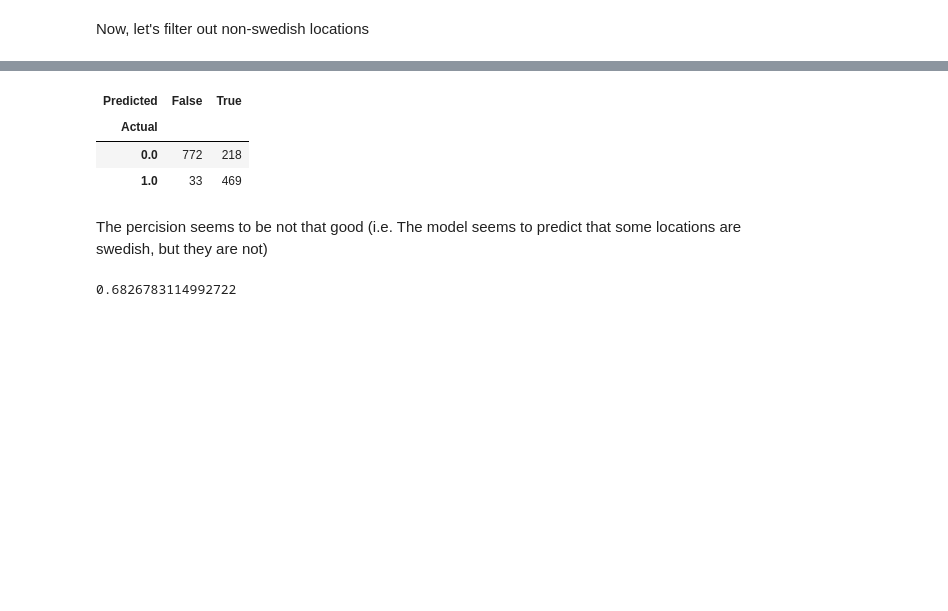
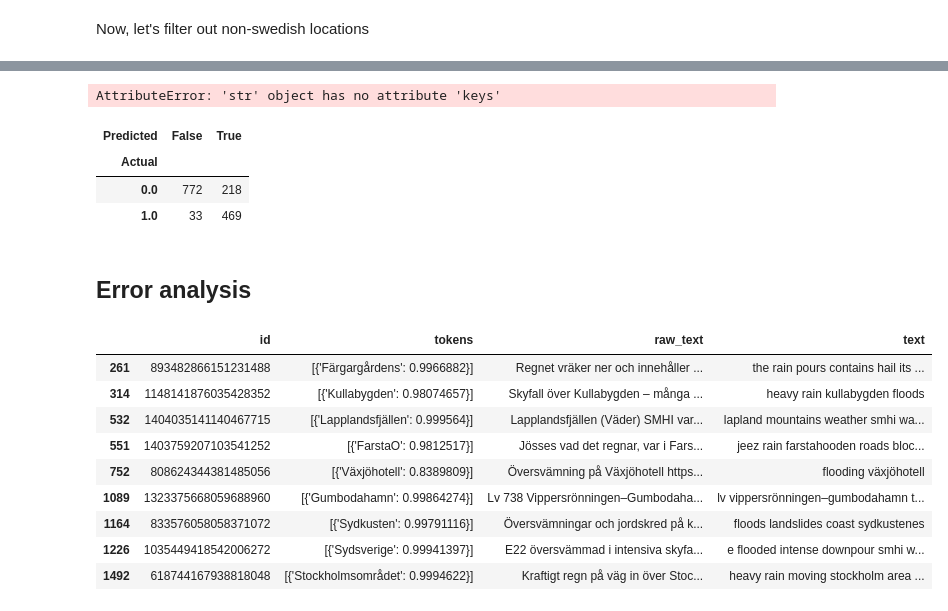
Before and after one commit to YasserKa/Classification-and-visualization-of-natural-disasters-using-Twitter, a Jupyter notebook: notebooks/geoparsing.sync.ipynb, the cells around one changed output, grey strips where cells are left out. Cells and saved outputs as stored; diff of their text form; code cells hidden in the pictures; blank space fills up the shorter version.

```diff
--- a/notebooks/geoparsing.sync.ipynb
+++ b/notebooks/geoparsing.sync.ipynb
@@ -107,14 +94,38 @@ df['loc_ent_is_swedish'] = df['tokens'].progress_apply(is_swedish_geo)
 # %%
-confusion_matrix = pd.crosstab(df['mentions_location'], df['loc_ent_is_swedish'], rownames=['Actual'], colnames=['Predicted'])
-confusion_matrix
+def is_swedish_geo(list_entities):
+    for geo in list_entities:
+        entity_name = list(geo.keys())[0]
+        swedish_location = geolocator.geocode(
+            entity_name, country_codes="se", language="en", extratags=True
+        )
+        if swedish_location is not None:
+            #             if swedish_location.raw['importance'] > 0.5:
+            # if 'population' in swedish_location.raw['extratags'] and \
+            #     int(swedish_location.raw['extratags']['population']) > 1000:
+            return swedish_location.raw
+    return False
+
+
+df["has_loc_entities"] = df["tokens"].apply(lambda x: len(x) > 0)
+tqdm.pandas(desc="Is Swidish location")
+df["loc_ent_is_swedish"] = df["tokens"].progress_apply(is_swedish_geo)
+df.to_csv("file1.csv")
 # %% [output]
-| Predicted | False | True |
-| Actual |  |  |
-| 0.0 | 772 | 218 |
-| 1.0 | 33 | 469 |
+AttributeError: 'str' object has no attribute 'keys'
+# %%
+df = pd.read_csv("file1.csv")
+
+confusion_matrix = pd.crosstab(
+    df["mentions_location"],
+    df["loc_ent_is_swedish"] != "False",
+    rownames=["Actual"],
+    colnames=["Predicted"],
+)
+confusion_matrix
+# %% [output]
+| Predicted | False | True |
+| Actual |  |  |
+| 0.0 | 772 | 218 |
+| 1.0 | 33 | 469 |
 # %% [markdown]
-The percision seems to be not that good (i.e. The model seems to predict that some locations are swedish, but they are not)
+## Error analysis
-# %%
-469/(469+218)
-# %% [output]
-0.6826783114992722
@@ -120,0 +136,14 @@ The percision seems to be not that good (i.e. The model seems to predict that so
+# %%
+# Locations extracted by NER, not recognized by geocoders
+false_neg[false_neg['tokens'].apply(lambda x: len(ast.literal_eval(x)) > 0)]
+# %% [output]
+|  | id | tokens | raw_text | text |
+| 261 | 893482866151231488 | [{'Färgargårdens': 0.9966882}] | Regnet vräker ner och innehåller ... | the rain pours contains hail its ... |
+| 314 | 1148141876035428352 | [{'Kullabygden': 0.98074657}] | Skyfall över Kullabygden – många ... | heavy rain kullabygden floods |
+| 532 | 1404035141140467715 | [{'Lapplandsfjällen': 0.999564}] | Lapplandsfjällen (Väder) SMHI var... | lapland mountains weather smhi wa... |
+| 551 | 1403759207103541252 | [{'FarstaO': 0.9812517}] | Jösses vad det regnar, var i Fars... | jeez rain farstahooden roads bloc... |
+| 752 | 808624344381485056 | [{'Växjöhotell': 0.8389809}] | Översvämning på Växjöhotell https... | flooding växjöhotell |
+| 1089 | 1323375668059688960 | [{'Gumbodahamn': 0.99864274}] | Lv 738 Vippersrönningen–Gumbodaha... | lv vippersrönningen–gumbodahamn t... |
+| 1164 | 833576058058371072 | [{'Sydkusten': 0.99791116}] | Översvämningar och jordskred på k... | floods landslides coast sydkustenes |
+| 1226 | 1035449418542006272 | [{'Sydsverige': 0.99941397}] | E22 översvämmad i intensiva skyfa... | e flooded intense downpour smhi w... |
+| 1492 | 618744167938818048 | [{'Stockholmsområdet': 0.9994622}] | Kraftigt regn på väg in över Stoc... | heavy rain moving stockholm area ... |
```
Also changed, not shown: parts of 19 cells of this notebook, 9 other files.
